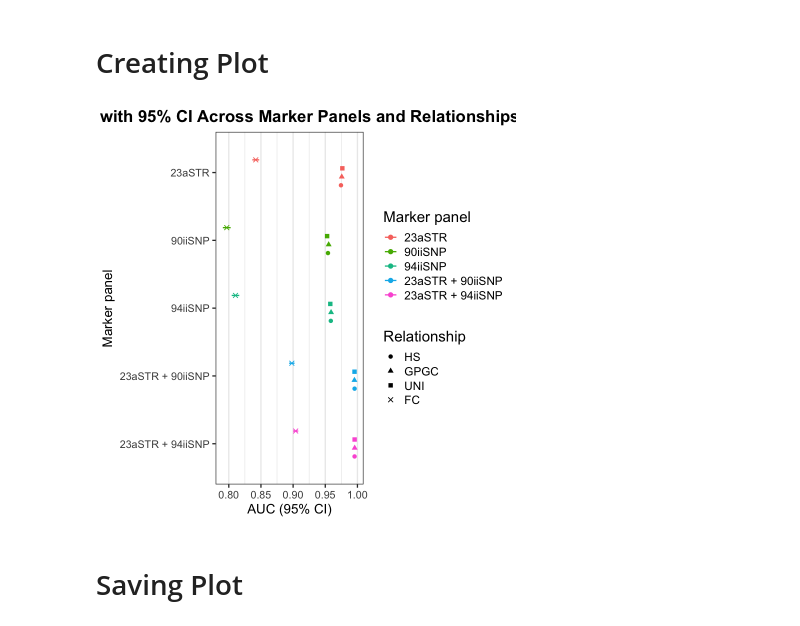
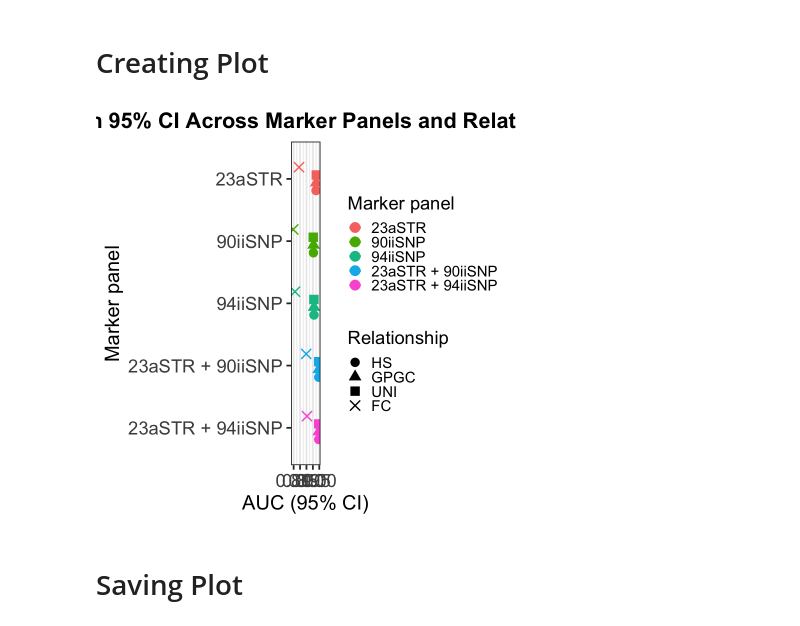
Before and after one commit to apagadlt/Kinship-Testing, a Jupyter notebook: 4_AUCwithCI Plot_all_relationships_v2.ipynb, the cells around one changed output. Drawn from its saved outputs; the diff is of its cells as text; code cells hidden in the pictures.

```diff
--- a/4_AUCwithCI Plot_all_relationships_v2.ipynb
+++ b/4_AUCwithCI Plot_all_relationships_v2.ipynb
@@ -91,35 +91,35 @@ p_all <- ggplot(
     aes(xmin = AUC_CI_lower, xmax = AUC_CI_upper, group = source_file),
     width = 0,
     linewidth = 1.4,
     position = dodge
   ) +
   scale_x_continuous("AUC (95% CI)", limits = c(0.79, 0.999)) +
   scale_y_discrete("Marker panel", limits = rev(panel_levels_present), labels = rev(panel_levels_present)) +
   scale_colour_manual(
     name   = "Marker panel",
     values = panel_palette_present,
     breaks = panel_levels_present,
     labels = panel_levels_present
   ) +
   scale_shape_manual(
     name   = "Relationship",
     values = c(16, 17, 15, 4) # HS, GPGC, UNI, FC
   ) +
   labs(title = "AUC with 95% CI Across Marker Panels and Relationships") +
   theme_bw(base_size = 22) +
   theme(
     panel.grid.major.y = element_blank(),
     legend.position = "right",
     axis.title = element_text(size = 24),
-    axis.text  = element_text(size = 18),
+    axis.text  = element_text(size = 22),
     legend.title = element_text(size = 22),
     legend.text  = element_text(size = 18),
     plot.title   = element_text(size = 26, face = "bold", hjust = 0.5)
   )
 
 p_all
 # %% [output]
-[figure, old version]
+[figure, new version]
 # %% [markdown]
 # Saving Plot
 # %%
```
